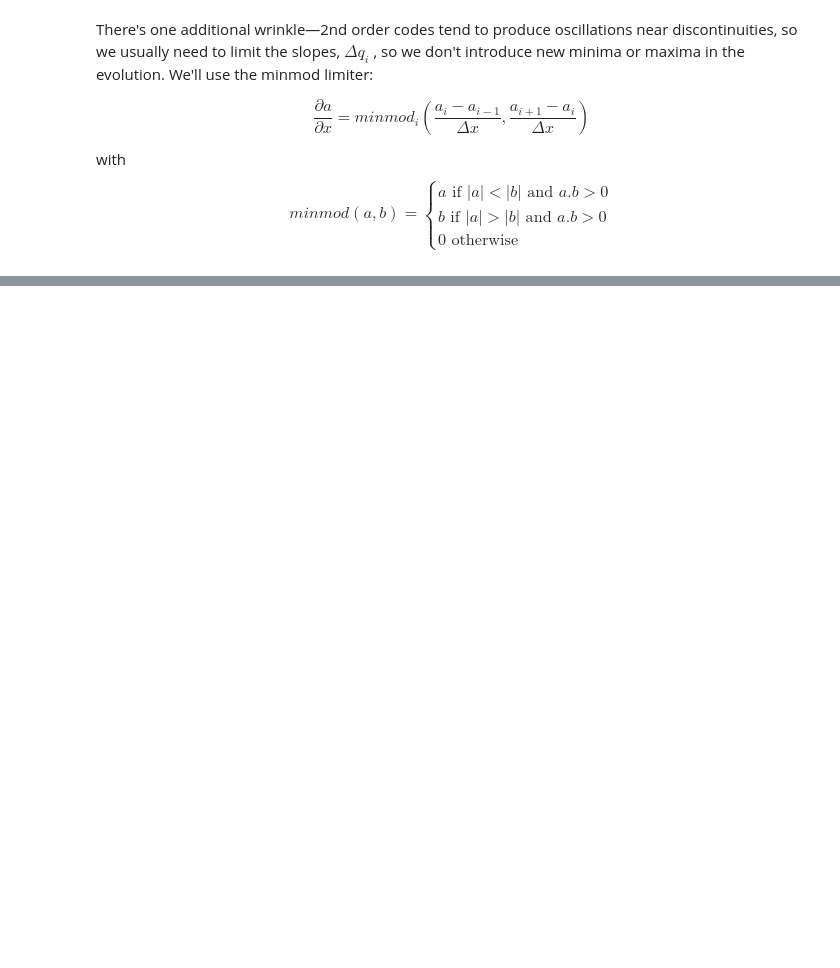
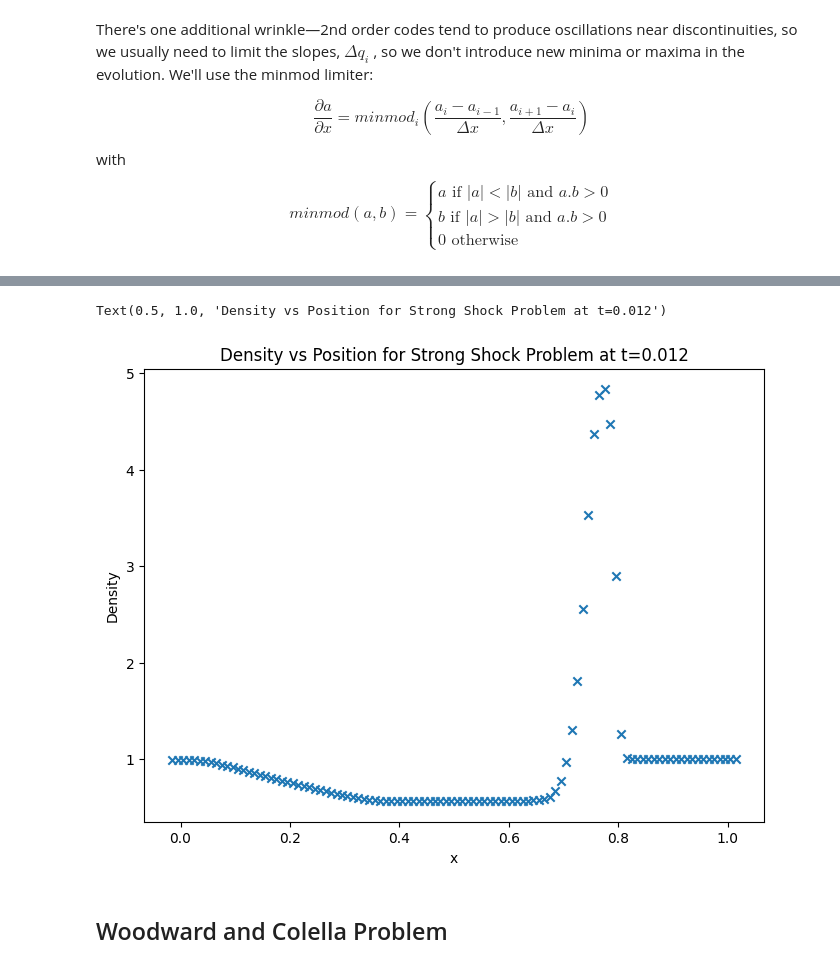
Before and after one commit to ravi-pushkar/MTP, a Jupyter notebook: MTP.ipynb, the cells around one changed output, grey strips where cells are left out. Drawn from its saved outputs; the diff is of its cells as text; code cells hidden in the pictures; blank space fills up the shorter version.

```diff
--- a/MTP.ipynb
+++ b/MTP.ipynb
@@ -266,0 +650,39 @@ def states(grid, U):
+# %%
+def StrongShock(grid):
+
+    v = FluidVars()
+    U = grid.scratch_array(nc=v.nvar)
+
+    # setup initial conditions -- this is StrongShock's problem
+    rho_l = 1.0
+    u_l = 0.0
+    p_l = 1000.0
+    rho_r = 1.0
+    u_r = 0.0
+    p_r = 0.01
+
+    idx_l = grid.x < 0.5
+    idx_r = grid.x >= 0.5
+
+    U[idx_l, v.urho] = rho_l
+    U[idx_l, v.umx] =  rho_l * u_l
+    U[idx_l, v.uener] = p_l/(v.gamma - 1.0) + 0.5 * rho_l * u_l**2
+
+    U[idx_r, v.urho] = rho_r
+    U[idx_r, v.umx] =  rho_r * u_r
+    U[idx_r, v.uener] = p_r/(v.gamma - 1.0) + 0.5 * rho_r * u_r**2
+
+    return U
+# %%
+g, U = mol_solve(100, tmax=0.012, init_cond=StrongShock)
+# %%
+v = FluidVars()
+plt.scatter(g.x, U[:,v.urho], marker="x", color="C0")
+plt.xlabel('x')
+plt.ylabel('Density')
+plt.title('Density vs Position for Strong Shock Problem at t=0.012')
+# %% [output]
+Text(0.5, 1.0, 'Density vs Position for Strong Shock Problem at t=0.012')
+[figure, added]
+# %% [markdown]
+## Woodward and Colella Problem
```
Also changed, not shown: parts of 42 cells of this notebook, 1 other file.
